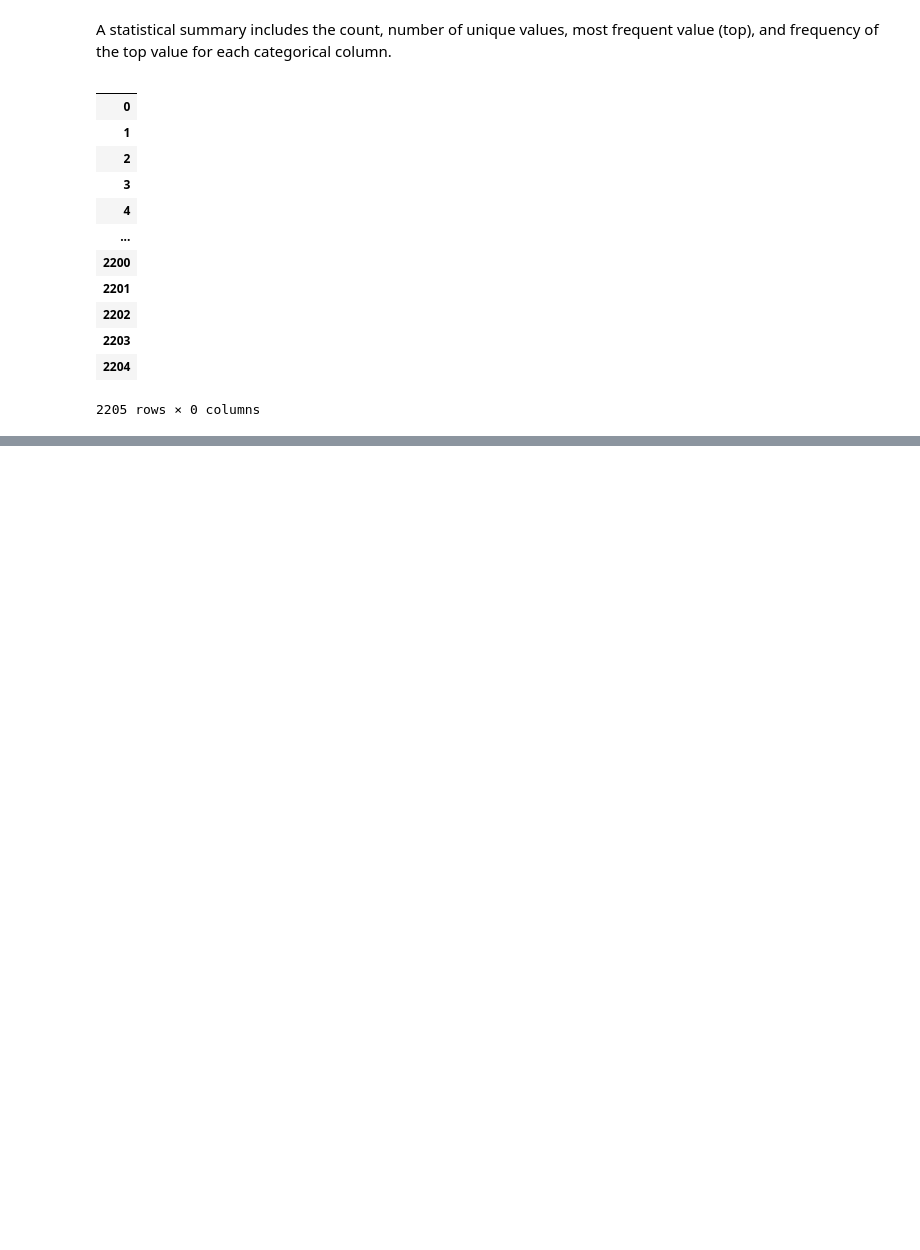
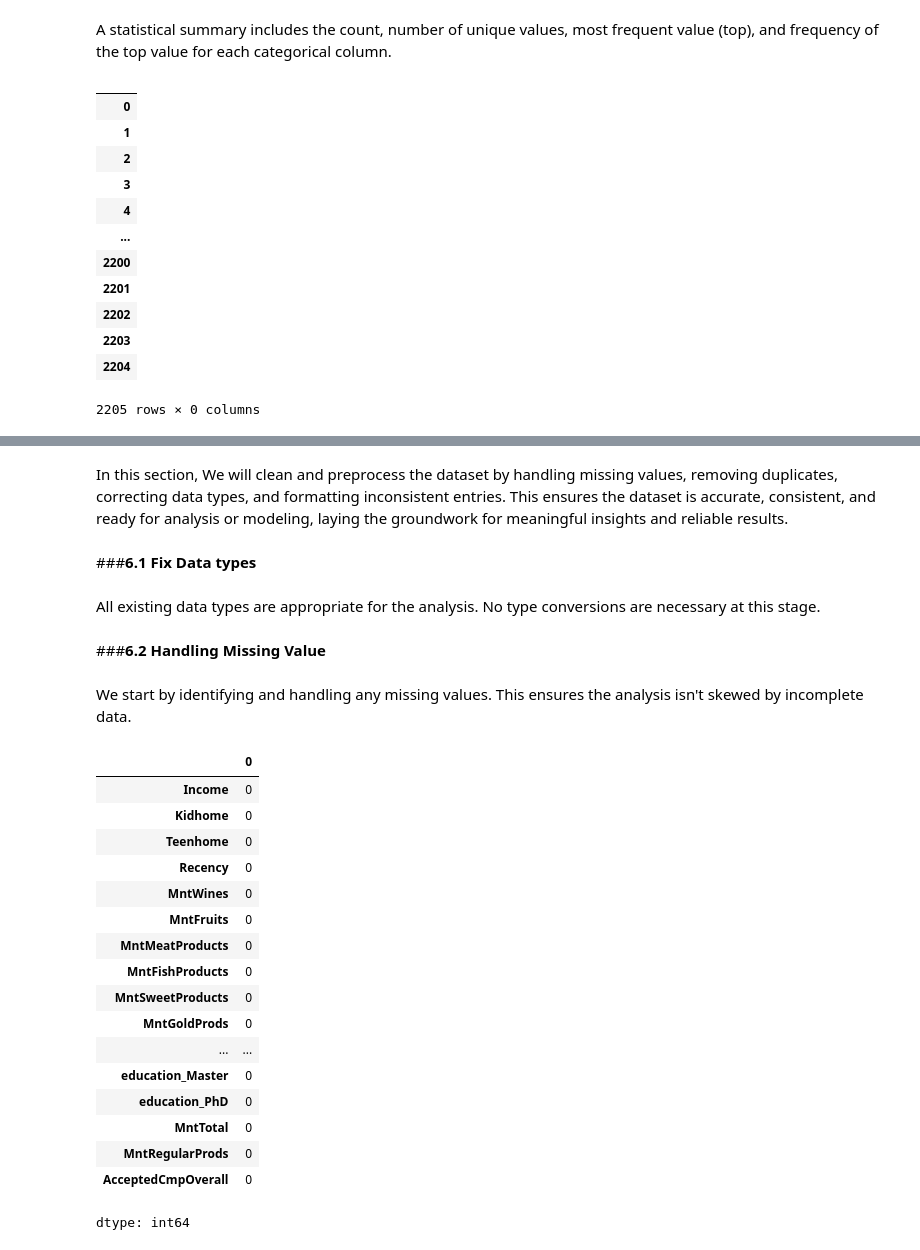
Before and after one commit to Sagarjain93/Marketing, a Jupyter notebook: Food.ipynb, the cells around one changed output, grey strips where cells are left out. Drawn from its saved outputs; the diff is of its cells as text; code cells hidden in the pictures; blank space fills up the shorter version.

```diff
--- a/Food.ipynb
+++ b/Food.ipynb
@@ -125,0 +128,31 @@ df.select_dtypes(include='object')
+# %% [markdown]
+In this section, We will clean and preprocess the dataset by handling missing values, removing duplicates, correcting data types, and formatting inconsistent entries. This ensures the dataset is accurate, consistent, and ready for analysis or modeling, laying the groundwork for meaningful insights and reliable results.
+# %% [markdown]
+###**6.1 Fix Data types**
+# %% [markdown]
+All existing data types are appropriate for the analysis. No type conversions are necessary at this stage.
+# %% [markdown]
+###**6.2 Handling Missing Value**
+# %% [markdown]
+We start by identifying and handling any missing values. This ensures the analysis isn't skewed by incomplete data.
+# %%
+df.isnull().sum()
+# %% [output]
+|  | 0 |
+| Income | 0 |
+| Kidhome | 0 |
+| Teenhome | 0 |
+| Recency | 0 |
+| MntWines | 0 |
+| MntFruits | 0 |
+| MntMeatProducts | 0 |
+| MntFishProducts | 0 |
+| MntSweetProducts | 0 |
+| MntGoldProds | 0 |
+| ... | ... |
+| education_Master | 0 |
+| education_PhD | 0 |
+| MntTotal | 0 |
+| MntRegularProds | 0 |
+| AcceptedCmpOverall | 0 |
+dtype: int64
```
Also changed, not shown: parts of 28 cells of this notebook.
